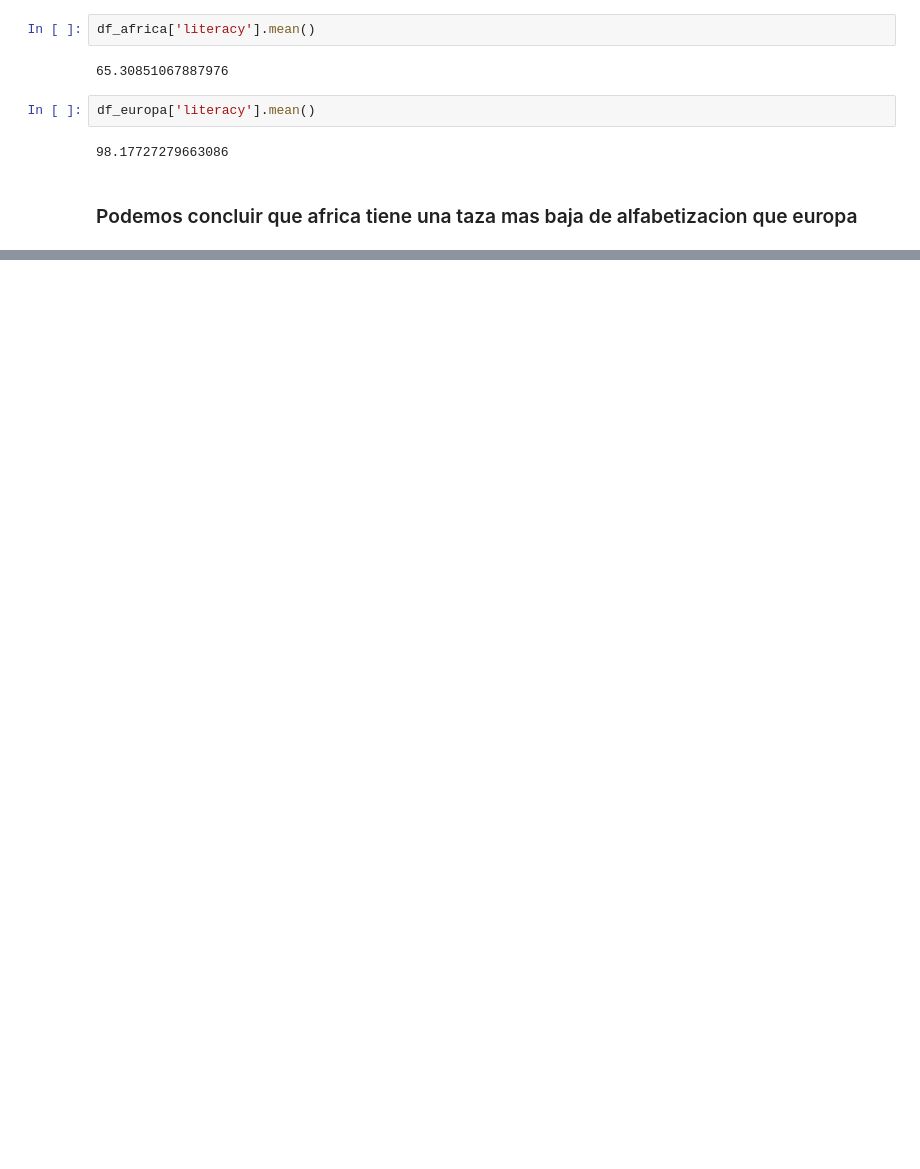
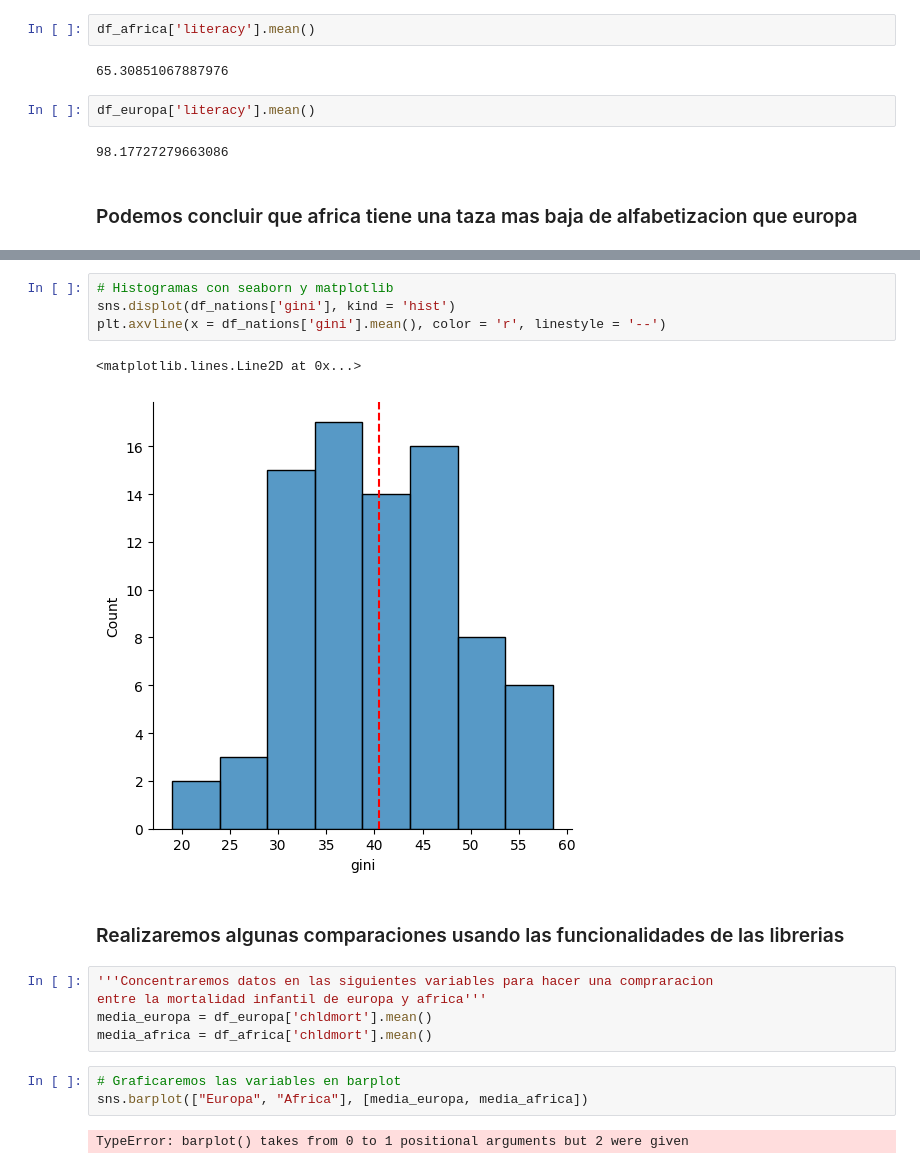
Before and after one commit to Denniels/data_analytic, a Jupyter notebook: nations.ipynb, the cells around one changed output, grey strips where cells are left out. Drawn from its saved outputs; the diff is of its cells as text; blank space fills up the shorter version.

```diff
--- a/nations.ipynb
+++ b/nations.ipynb
@@ -333,0 +342,19 @@ df_europa['literacy'].mean()
+# %%
+# Histogramas con seaborn y matplotlib
+sns.displot(df_nations['gini'], kind = 'hist')
+plt.axvline(x = df_nations['gini'].mean(), color = 'r', linestyle = '--')
+# %% [output]
+<matplotlib.lines.Line2D at 0x...>
+[figure, added]
+# %% [markdown]
+### Realizaremos algunas comparaciones usando las funcionalidades de las librerias
+# %%
+'''Concentraremos datos en las siguientes variables para hacer una compraracion
+entre la mortalidad infantil de europa y africa'''
+media_europa = df_europa['chldmort'].mean()
+media_africa = df_africa['chldmort'].mean()
+# %%
+# Graficaremos las variables en barplot
+sns.barplot(["Europa", "Africa"], [media_europa, media_africa])
+# %% [output]
+TypeError: barplot() takes from 0 to 1 positional arguments but 2 were given
```
Also changed, not shown: parts of 7 cells of this notebook.
